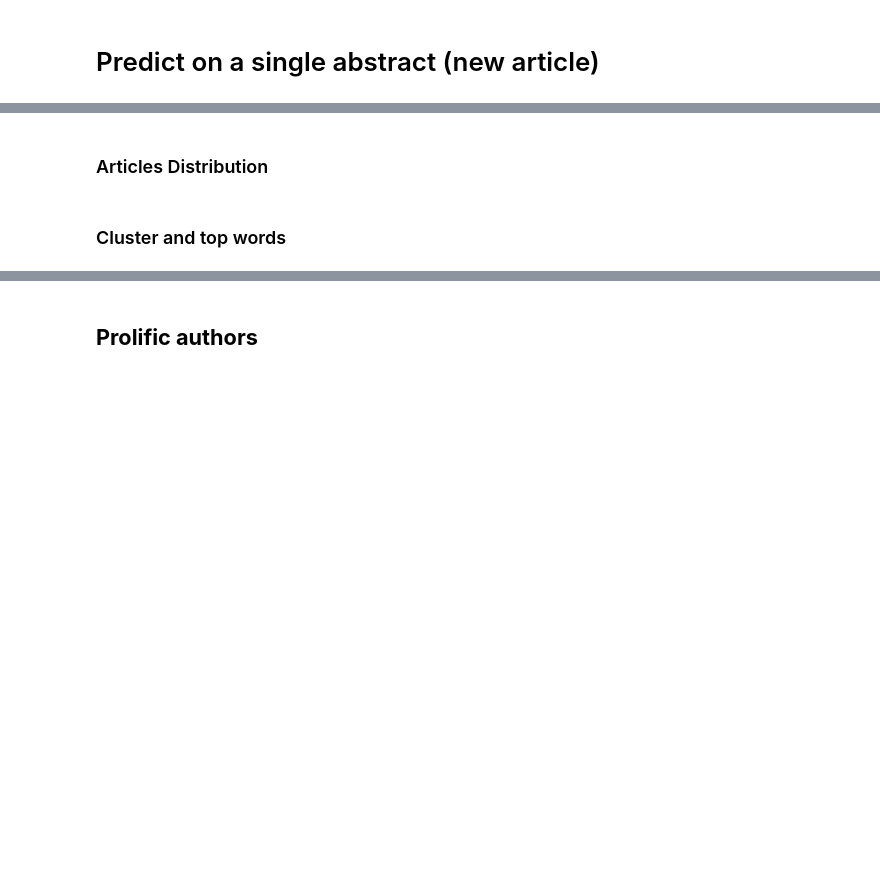
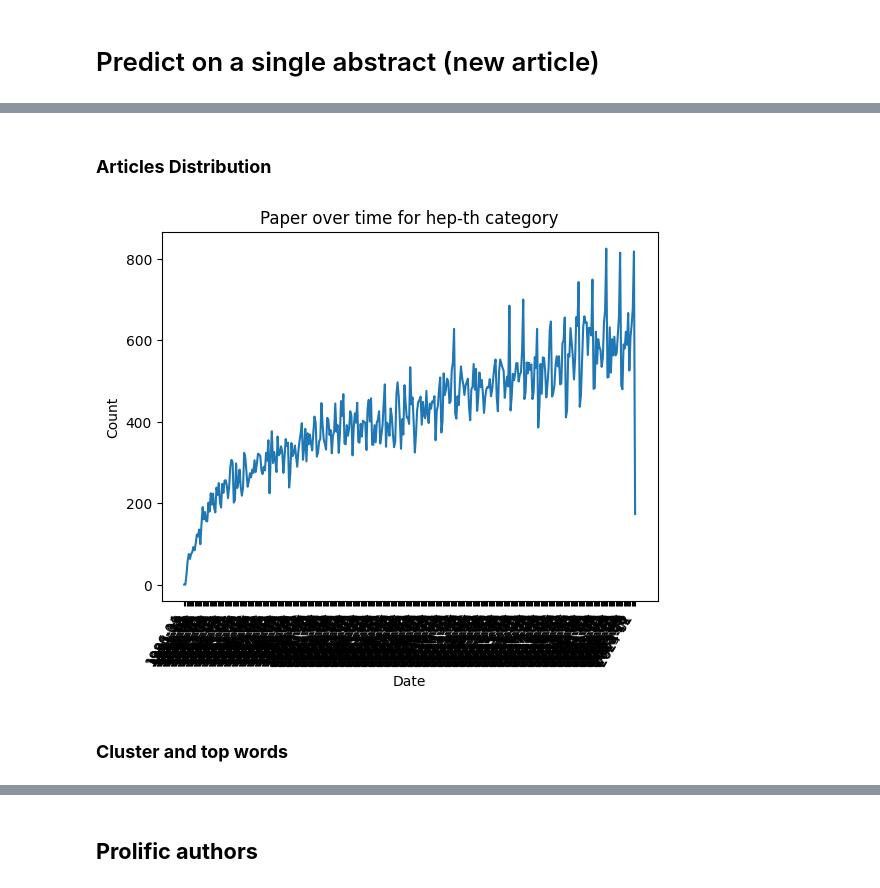
Before and after one commit to Ca3zsar/ArXiv-Literature-Analyser, a Jupyter notebook: bigdata.ipynb, the cells around one changed output, grey strips where cells are left out. Cells and saved outputs as stored; diff of their text form; code cells hidden in the pictures; blank space fills up the shorter version.

```diff
--- a/bigdata.ipynb
+++ b/bigdata.ipynb
@@ -842,6 +1164,6 @@ print("Accuracy of Naive Bayes: ", accuracy_nb)
 # %%
 # loading back the data
-arxiv_dataset = load_data_from_json(sc, "arxiv-sample.json")
+arxiv_dataset = load_data_from_json(sc, "/home/ubuntu/data/arxiv-sample.json")
 # %%
 # drop columns
 drop_colums = ["authors_parsed", "authors_list", "comments", "doi", "journal-ref", "license", "report-no", "submitter", "title", "versions", "authors", "update_date"]
@@ -905,5 +1267,7 @@ for i in range(len(list_prediction)):
 # %% [markdown]
-### Articles Distribution
+### **Articles Distribution**
+# %%
+arxiv_dataset = load_data_from_json(sc, PATH)
 # %%
 def filter_by_category(dataset, category):
   return dataset.filter(dataset.categories.contains(category))
@@ -923,11 +1287,13 @@ def create_graph(dataset, category):
 # %%
 def show_papers_over_time(category, df):
   # extract creation date
   convert_data_f = udf(convert_data, StringType())
   modified_df = df.withColumn('createDate', convert_data_f(df.versions[0]['created']))
 
   modified_df = filter_by_category(modified_df, category)
   modified_df = modified_df.groupBy('createDate').count().orderBy(asc('createDate'))
   create_graph(modified_df, category)
 
-show_papers_over_time('hep-th')
+show_papers_over_time('hep-th', arxiv_dataset)
+# %% [output]
+[figure, added]
@@ -945,5 +1300,5 @@ show_papers_over_time('hep-th')
 # %% [markdown]
-### Cluster and top words
+### **Cluster and top words**
 # %%
 def tokenize_dataset(dataset, input_col, output_col):
   tokenizer = Tokenizer(inputCol=input_col, outputCol=output_col)
```
Also changed, not shown: parts of 74 cells of this notebook, 1 other file.
